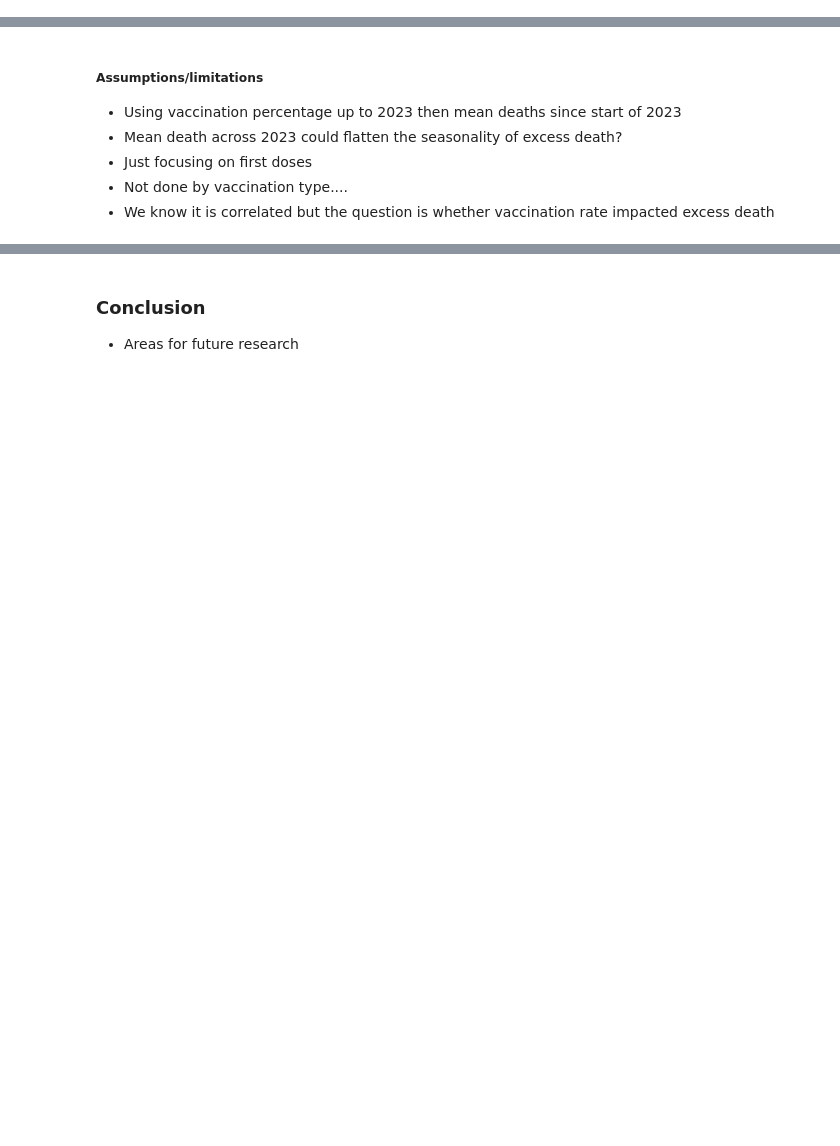
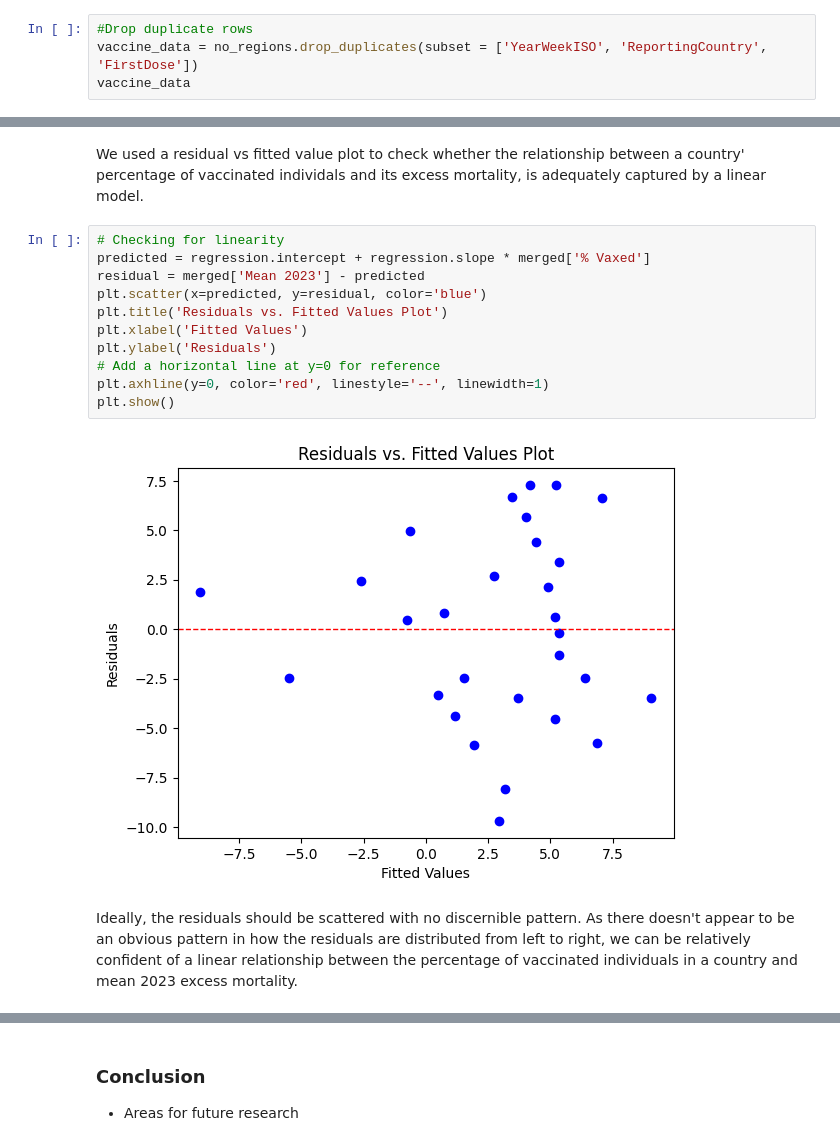
Before and after one commit to lisds/excess-deaths, a Jupyter notebook: Write_Up.ipynb, the cells around one changed output, grey strips where cells are left out. Cells and saved outputs as stored; diff of their text form; blank space fills up the shorter version.

```diff
--- a/Write_Up.ipynb
+++ b/Write_Up.ipynb
@@ -112,0 +170,4 @@ base_vaccine_data = base_vaccine_data.drop_duplicates(subset = ['YearWeekISO', '
+# %%
+#Drop duplicate rows
+vaccine_data = no_regions.drop_duplicates(subset = ['YearWeekISO', 'ReportingCountry', 'FirstDose'])
+vaccine_data
@@ -150,8 +372,17 @@ A very small p-value of 0.0003 enables us to have high confidence that the obser
+# %% [markdown]
+We used a residual vs fitted value plot to check whether the relationship between a country' percentage of vaccinated individals and its excess mortality, is adequately captured by a linear model.
+# %%
+# Checking for linearity
+predicted = regression.intercept + regression.slope * merged['% Vaxed']
+residual = merged['Mean 2023'] - predicted
+plt.scatter(x=predicted, y=residual, color='blue')
+plt.title('Residuals vs. Fitted Values Plot')
+plt.xlabel('Fitted Values')
+plt.ylabel('Residuals')
+# Add a horizontal line at y=0 for reference
+plt.axhline(y=0, color='red', linestyle='--', linewidth=1)
+plt.show()
+# %% [output]
+[figure, added]
 # %% [markdown]
-##### Assumptions/limitations
-
-- Using vaccination percentage up to 2023 then mean deaths since start of 2023
-- Mean death across 2023 could flatten the seasonality of excess death?
-- Just focusing on first doses
-- Not done by vaccination type....
-- We know it is correlated but the question is whether vaccination rate impacted excess death
+Ideally, the residuals should be scattered with no discernible pattern. As there doesn't appear to be an obvious pattern in how the residuals are distributed from left to right, we can be relatively confident of a linear relationship between the percentage of vaccinated individuals in a country and mean 2023 excess mortality.
```
Also changed, not shown: parts of 105 cells of this notebook, 2 other files.
